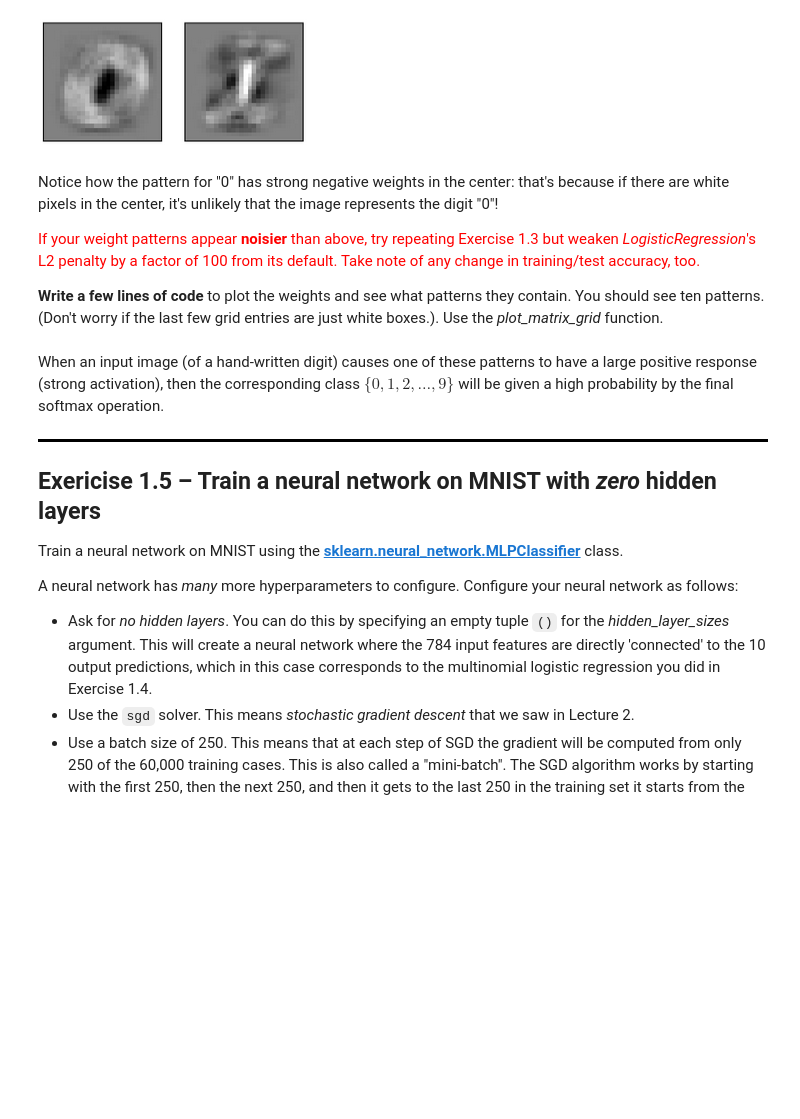
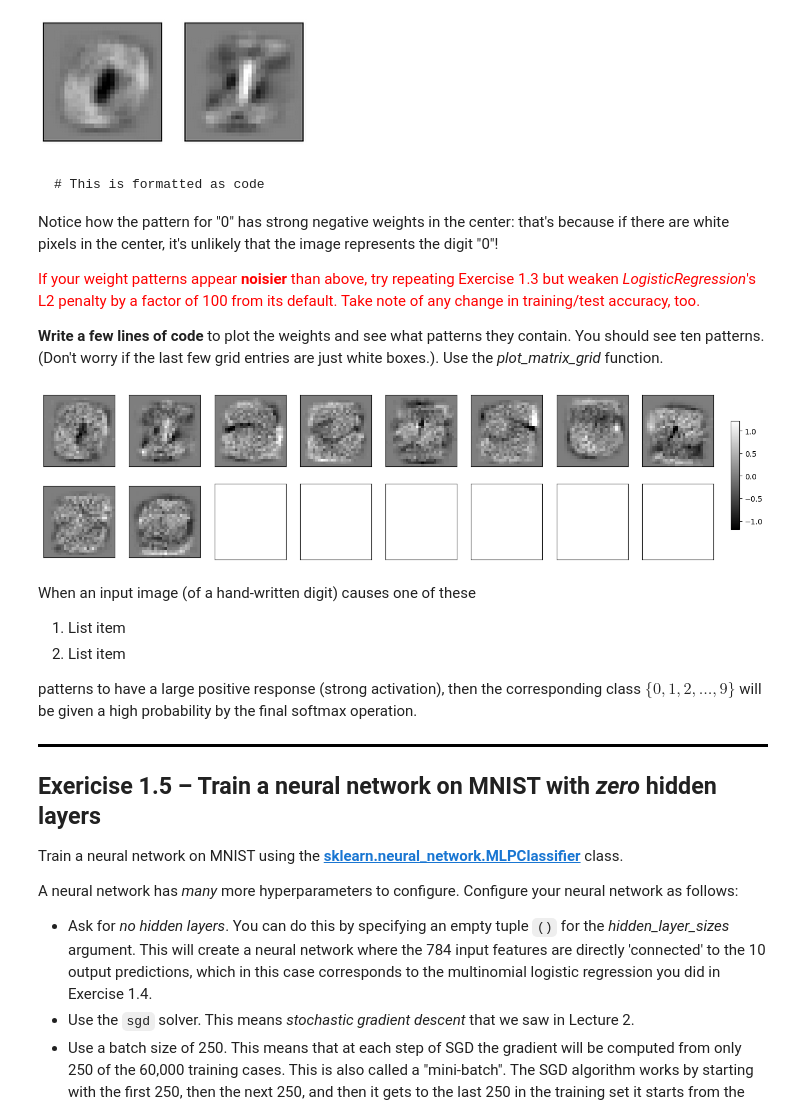
Before and after one commit to NeilTheFisher/COMP432, a Jupyter notebook: labs/Lab4-Student.ipynb, the cells around one changed output. Drawn from its saved outputs; the diff is of its cells as text; code cells hidden in the pictures; blank space fills up the shorter version.

````diff
--- a/labs/Lab4-Student.ipynb
+++ b/labs/Lab4-Student.ipynb
@@ -79,6 +81,9 @@ The MNIST training data has been downloaded in a file called `mnist_train.npz`.
 **Write a few lines of code** to load the training data from `mnist_train.npz` and create two global vaiables *X_train* and *y_train* to refer to the data you loaded.
 # %%
 # Your code here. Aim for 3 lines.
+with np.load("mnist_train.npz") as data:
+    X_train = data['X']
+    y_train = data['y']
 # %% [markdown]
 **Inspect the data** by printing information about the arrays.
 1. Print the shape and dtype of both your *X_train* and *y_train* arrays.
@@ -142,3 +169,6 @@ Certain models trained on MNIST work better when the features are normalized. Us
 # %%
 # Your code here. Aim for 3-4 lines.
+scaler = sklearn.preprocessing.MinMaxScaler()
+X_train = scaler.fit_transform(X_train)
+X_test = scaler.transform(X_test)
 # %% [markdown]
@@ -155,4 +192,6 @@ Certain models trained on MNIST work better when the features are normalized. Us
 Train a **[LogisticRegression](https://scikit-learn.org/stable/modules/generated/sklearn.linear_model.LogisticRegression.html)** object to classify MNIST digits. Use *random_state*=42 and default settings otherwise.
 # %%
 # Your code here. Aim for 2-3 lines.
-lr =
+from sklearn.linear_model import LogisticRegression
+lr = LogisticRegression(random_state=42)
+lr.fit(X_train, y_train)
@@ -185,6 +250,12 @@ You are asked to visualize the weights using *plot_matrix_grid*. You may need to
 # %% [markdown]
 ![image.png](embedded-picture-1)
 # %% [markdown]
+
+
+```
+# This is formatted as code
+```
+
 Notice how the pattern for "0" has strong negative weights in the center: that's because if there are white pixels in the center, it's unlikely that the image represents the digit "0"!
 
 <span style="color:red">If your weight patterns appear **noisier** than above, try repeating Exercise 1.3 but weaken *LogisticRegression*'s L2 penalty by a factor of 100 from its default. Take note of any change in training/test accuracy, too.</span>
@@ -192,8 +263,17 @@ Notice how the pattern for "0" has strong negative weights in the center: that's
 **Write a few lines of code** to plot the weights and see what patterns they contain. You should see ten patterns. (Don't worry if the last few grid entries are just white boxes.). Use the *plot_matrix_grid* function.
 # %%
 # Your code here. Aim for 1-2 lines.
+W = lr.coef_.reshape(-1, 28, 28)
+plot_matrix_grid(W)
+# %% [output]
+[figure, added]
 # %% [markdown]
-When an input image (of a hand-written digit) causes one of these patterns to have a large positive response (strong activation), then the corresponding class $\{0, 1, 2, \ldots, 9\}$ will be given a high probability by the final softmax operation.
+When an input image (of a hand-written digit) causes one of these
+
+1.   List item
+2.   List item
+
+patterns to have a large positive response (strong activation), then the corresponding class $\{0, 1, 2, \ldots, 9\}$ will be given a high probability by the final softmax operation.
 # %% [markdown]
 <div style="border-bottom: 3px solid black; margin-bottom:5px"></div>
 
````
Also changed, not shown: parts of 36 cells of this notebook.
